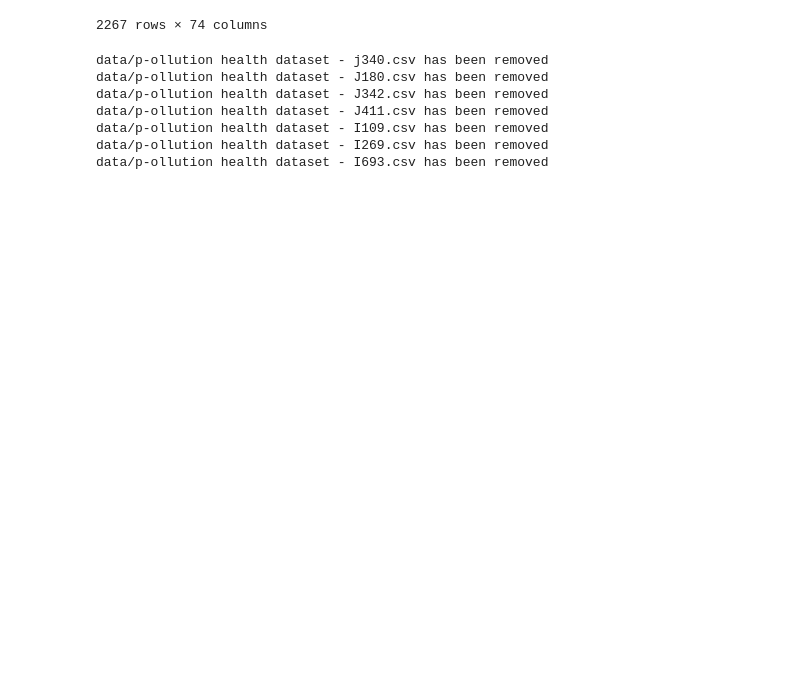
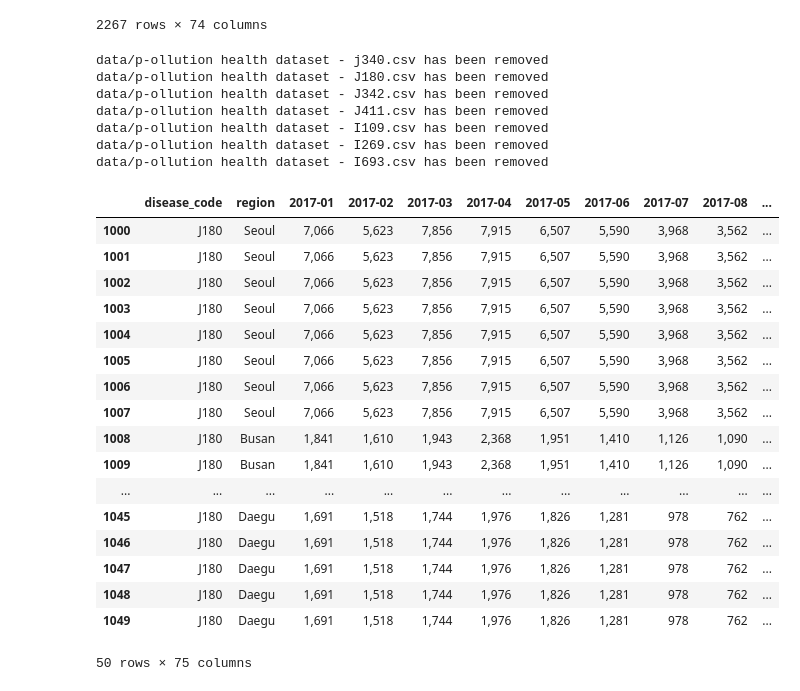
Before and after one commit to seohyeonlee2020/p-ollution, a Jupyter notebook: diseaseDataClean.ipynb, the cells around one changed output. Drawn from its saved outputs; the diff is of its cells as text; code cells hidden in the pictures; blank space fills up the shorter version.

Commit message:
data upload

```diff
--- a/diseaseDataClean.ipynb
+++ b/diseaseDataClean.ipynb
@@ -253,3 +234,25 @@ for filename in os.listdir(directory):
     if os.path.isfile(f) and filename != "disease.csv":
         os.remove(f)
        # print(f, "has been removed")
+# %%
+dis = pd.read_csv('data/disease.csv')
+dis[1000:1050]
+# %% [output]
+|  | disease_code | region | 2017-01 | 2017-02 | 2017-03 | 2017-04 | 2017-05 | 2017-06 | 2017-07 | 2017-08 | ... |
+| 1000 | J180 | Seoul | 7,066 | 5,623 | 7,856 | 7,915 | 6,507 | 5,590 | 3,968 | 3,562 | ... |
+| 1001 | J180 | Seoul | 7,066 | 5,623 | 7,856 | 7,915 | 6,507 | 5,590 | 3,968 | 3,562 | ... |
+| 1002 | J180 | Seoul | 7,066 | 5,623 | 7,856 | 7,915 | 6,507 | 5,590 | 3,968 | 3,562 | ... |
+| 1003 | J180 | Seoul | 7,066 | 5,623 | 7,856 | 7,915 | 6,507 | 5,590 | 3,968 | 3,562 | ... |
+| 1004 | J180 | Seoul | 7,066 | 5,623 | 7,856 | 7,915 | 6,507 | 5,590 | 3,968 | 3,562 | ... |
+| 1005 | J180 | Seoul | 7,066 | 5,623 | 7,856 | 7,915 | 6,507 | 5,590 | 3,968 | 3,562 | ... |
+| 1006 | J180 | Seoul | 7,066 | 5,623 | 7,856 | 7,915 | 6,507 | 5,590 | 3,968 | 3,562 | ... |
+| 1007 | J180 | Seoul | 7,066 | 5,623 | 7,856 | 7,915 | 6,507 | 5,590 | 3,968 | 3,562 | ... |
+| 1008 | J180 | Busan | 1,841 | 1,610 | 1,943 | 2,368 | 1,951 | 1,410 | 1,126 | 1,090 | ... |
+| 1009 | J180 | Busan | 1,841 | 1,610 | 1,943 | 2,368 | 1,951 | 1,410 | 1,126 | 1,090 | ... |
+| ... | ... | ... | ... | ... | ... | ... | ... | ... | ... | ... | ... |
+| 1045 | J180 | Daegu | 1,691 | 1,518 | 1,744 | 1,976 | 1,826 | 1,281 | 978 | 762 | ... |
+| 1046 | J180 | Daegu | 1,691 | 1,518 | 1,744 | 1,976 | 1,826 | 1,281 | 978 | 762 | ... |
+| 1047 | J180 | Daegu | 1,691 | 1,518 | 1,744 | 1,976 | 1,826 | 1,281 | 978 | 762 | ... |
+| 1048 | J180 | Daegu | 1,691 | 1,518 | 1,744 | 1,976 | 1,826 | 1,281 | 978 | 762 | ... |
+| 1049 | J180 | Daegu | 1,691 | 1,518 | 1,744 | 1,976 | 1,826 | 1,281 | 978 | 762 | ... |
+50 rows × 75 columns
```
Also changed, not shown: parts of 5 cells of this notebook, 13 other files.
